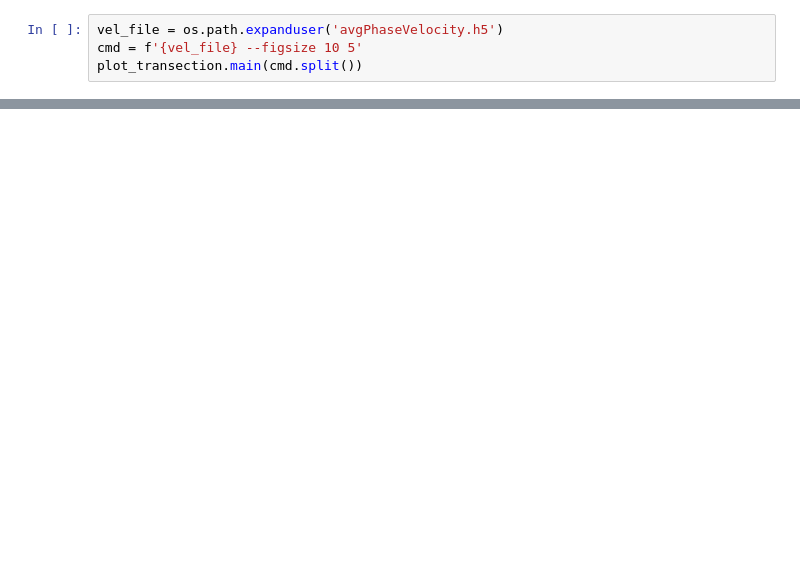
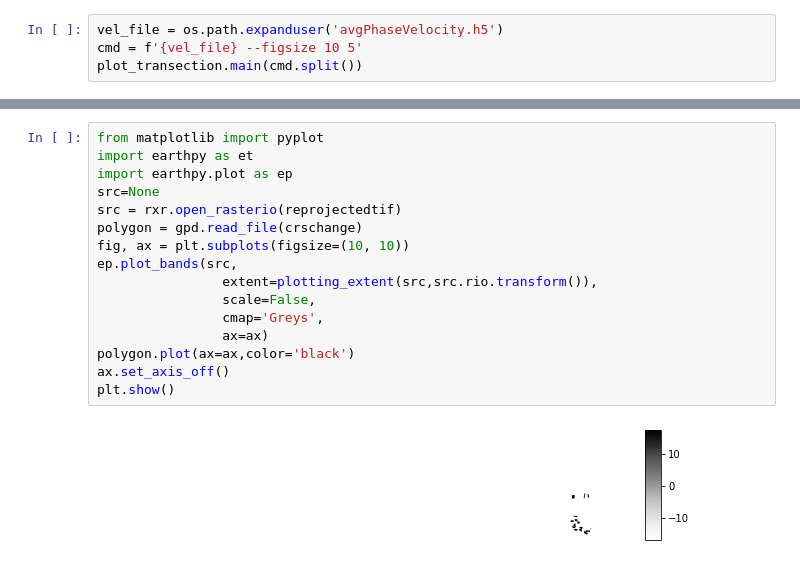
Before and after one commit to mayala02/CoastalEnrichment, a Jupyter notebook: testingfunctions.ipynb, the cells around one changed output, grey strips where cells are left out. Saved outputs shown, nothing was run; the diff lists cells and outputs as text; blank space fills up the shorter version.

```diff
--- a/testingfunctions.ipynb
+++ b/testingfunctions.ipynb
@@ -327,0 +460,18 @@ ax.plot(timeseriesStats['mean'])
+# %%
+from matplotlib import pyplot
+import earthpy as et
+import earthpy.plot as ep
+src=None
+src = rxr.open_rasterio(reprojectedtif)
+polygon = gpd.read_file(crschange)
+fig, ax = plt.subplots(figsize=(10, 10))
+ep.plot_bands(src,
+                extent=plotting_extent(src,src.rio.transform()),
+                scale=False,
+                cmap='Greys',
+                ax=ax)
+polygon.plot(ax=ax,color='black')
+ax.set_axis_off()
+plt.show()
+# %% [output]
+[figure, added]
```
Also changed, not shown: parts of 44 cells of this notebook, 2 other files.
